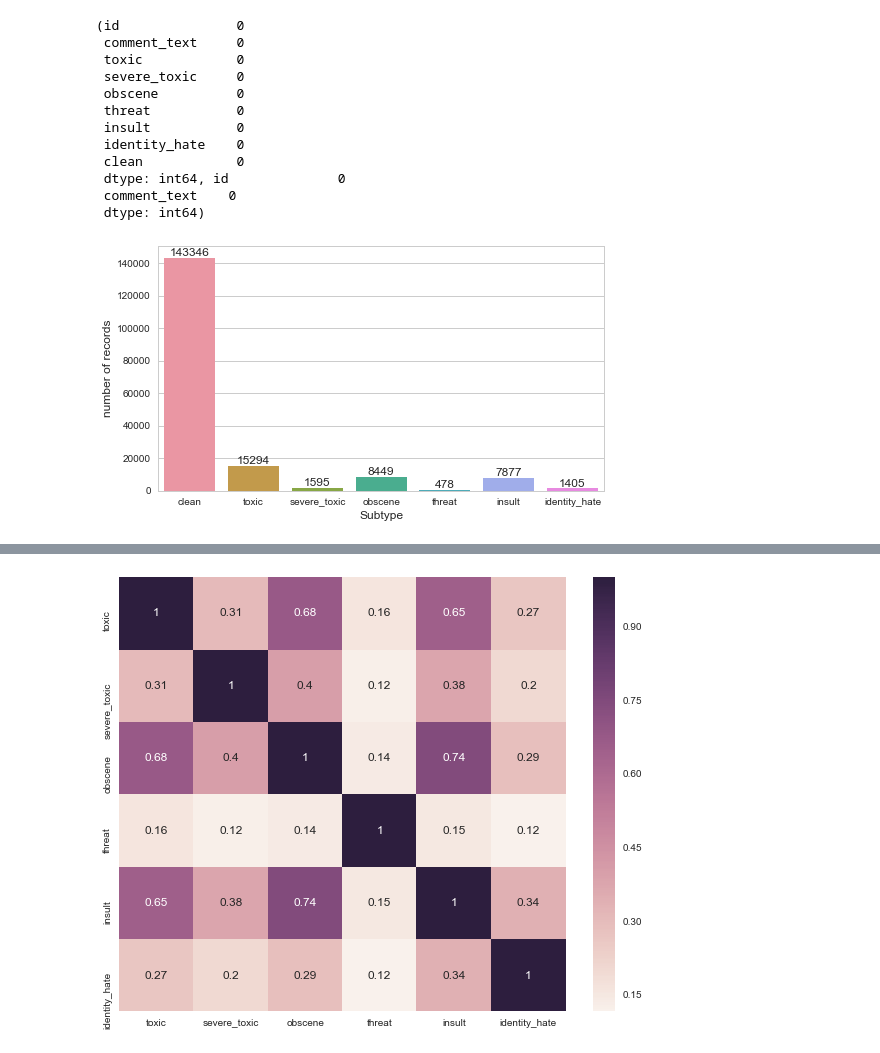
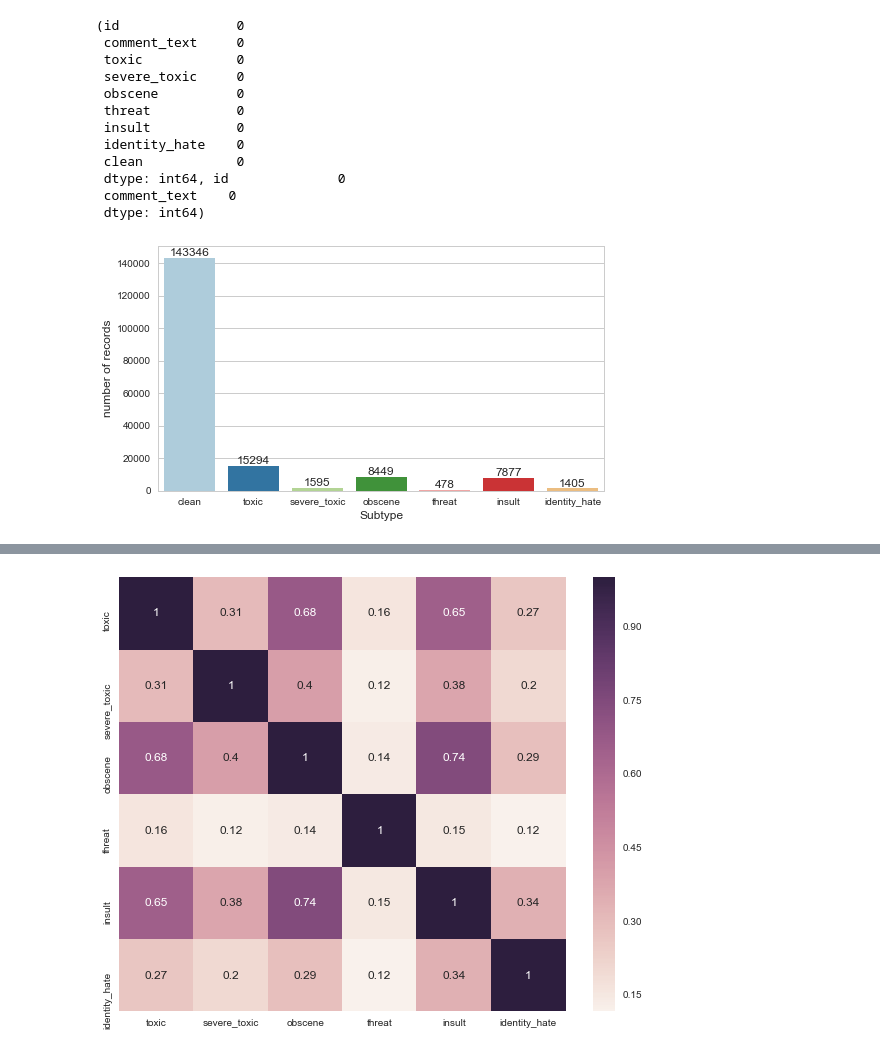
Before and after one commit to ziyaotang/toxic_comment_classification, a Jupyter notebook: toxic_comment_classification.ipynb, the cells around one changed output, grey strips where cells are left out. Cells and saved outputs as stored; diff of their text form; code cells hidden in the pictures.

Commit message:
feat: change color palatte of barplots

```diff
--- a/toxic_comment_classification.ipynb
+++ b/toxic_comment_classification.ipynb
@@ -115,26 +115,25 @@ missing_train, missing_test
  comment_text    0
  dtype: int64)
 # %%
-# new function: barplot with text labels for each column
-def bar_plot_label(x, y, x_axis, y_axis, filename):
-    plt.figure(figsize=(8,4.5))
-    ax = sns.barplot(x, y)
-    plt.xlabel(x_axis, fontsize = 12)
-    plt.ylabel(y_axis, fontsize = 12)
-    # add the text labels
-    for rect, label in zip(ax.patches, y):
+# plot different types of labels
+column_sum = pd.Series(labels.sum(axis = 0))
+clean = pd.Series(train['clean'].sum(), index = ['clean'])
+# add clean document amount as a new type
+column_sum = pd.concat([clean, column_sum])
+
+# barplot for different labels
+plt.figure(figsize=(8,4.5))
+ax = sns.barplot(column_sum.index, column_sum.values, palette = "Paired")
+plt.xlabel('Subtype', fontsize = 12)
+plt.ylabel('number of records', fontsize = 12)
+
+# add the text labels
+for rect, label in zip(ax.patches, column_sum.values):
         ax.text(rect.get_x() + rect.get_width()/2, rect.get_height(), label,ha = 'center', va='bottom')
-    # save the figure as .eps file
-    fig = ax.get_figure()
-    fig.savefig(filename)
-    plt.show()
+
+# save the figure as .eps file
+fig_subtype = ax.get_figure()
+fig_subtype.savefig('figure/subtype.eps')
+plt.show()
+# %% [output]
+[figure, added]
-# %%
-# plot different types of labels
-column_sum = pd.Series(labels.sum(axis = 0))
-clean = pd.Series(train['clean'].sum(), index = ['clean'])
-# add clean document amount as a new type
-column_sum = pd.concat([clean, column_sum])
-# barplot for different labels
-plot_subtype = bar_plot_label(column_sum.index, column_sum.values, 'Subtype', 'number of records','figure/subtype.eps')
-# %% [output]
-[figure, removed]
```
Also changed, not shown: parts of 9 cells of this notebook, 1 other file.
